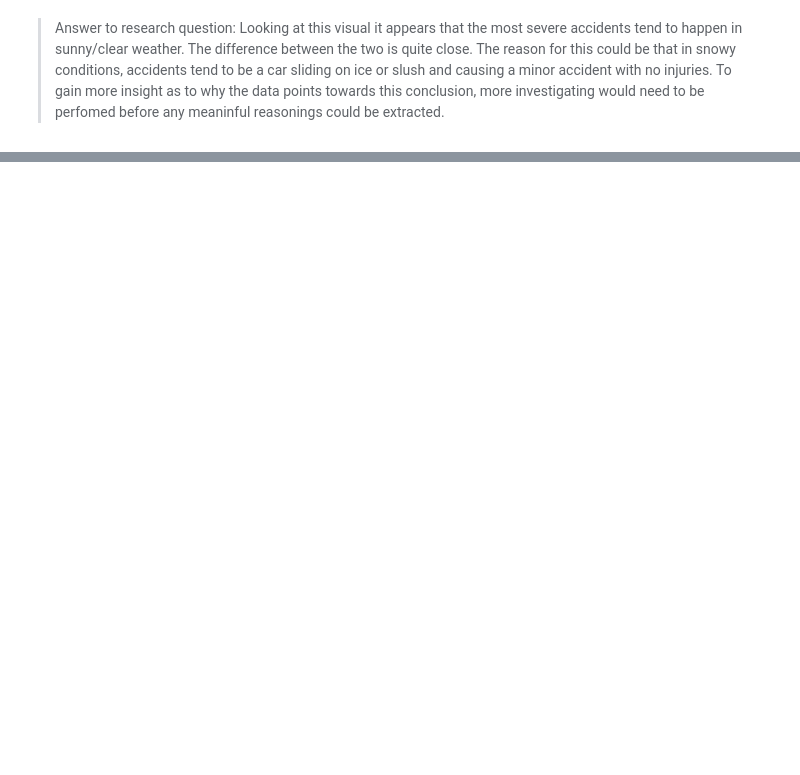
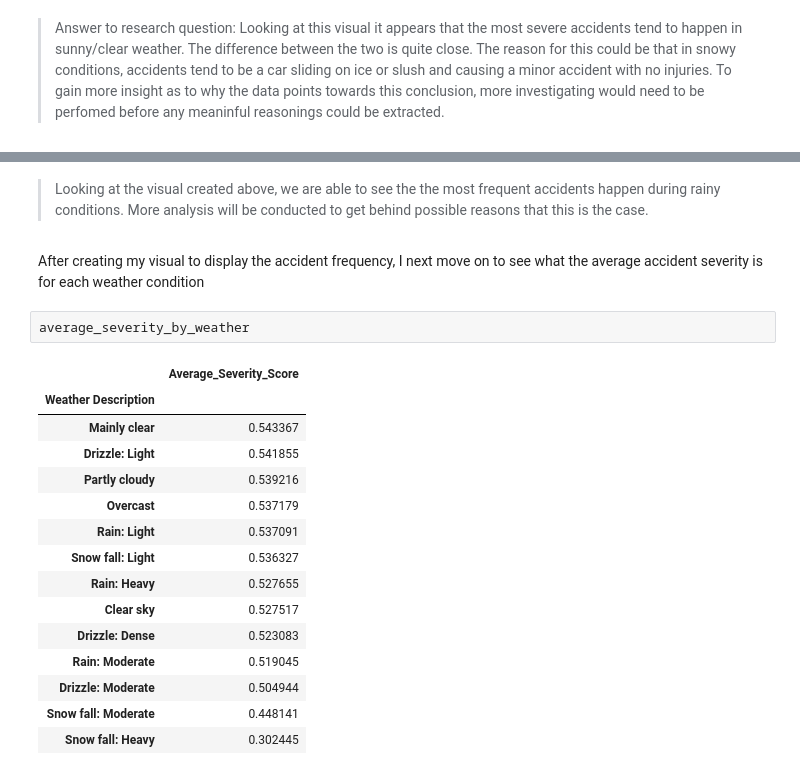
Before and after one commit to aha2270/Weather-Impact-on-Traffic-Accidents-NYC, a Jupyter notebook: Weather-Impact-Analysis.ipynb, the cells around one changed output, grey strips where cells are left out. Cells and saved outputs as stored; diff of their text form; blank space fills up the shorter version.

```diff
--- a/Weather-Impact-Analysis.ipynb
+++ b/Weather-Impact-Analysis.ipynb
@@ -825,0 +887,22 @@ Passing `palette` without assigning `hue` is deprecated and will be removed in v
+# %% [markdown]
+> Looking at the visual created above, we are able to see the the most frequent accidents happen during rainy conditions. More analysis will be conducted to get behind possible reasons that this is the case.
+# %% [markdown]
+After creating my visual to display the accident frequency, I next move on to see what the average accident severity is for each weather condition
+# %%
+average_severity_by_weather
+# %% [output]
+|  | Average_Severity_Score |
+| Weather Description |  |
+| Mainly clear | 0.543367 |
+| Drizzle: Light | 0.541855 |
+| Partly cloudy | 0.539216 |
+| Overcast | 0.537179 |
+| Rain: Light | 0.537091 |
+| Snow fall: Light | 0.536327 |
+| Rain: Heavy | 0.527655 |
+| Clear sky | 0.527517 |
+| Drizzle: Dense | 0.523083 |
+| Rain: Moderate | 0.519045 |
+| Drizzle: Moderate | 0.504944 |
+| Snow fall: Moderate | 0.448141 |
+| Snow fall: Heavy | 0.302445 |
```
Also changed, not shown: parts of 25 cells of this notebook.
